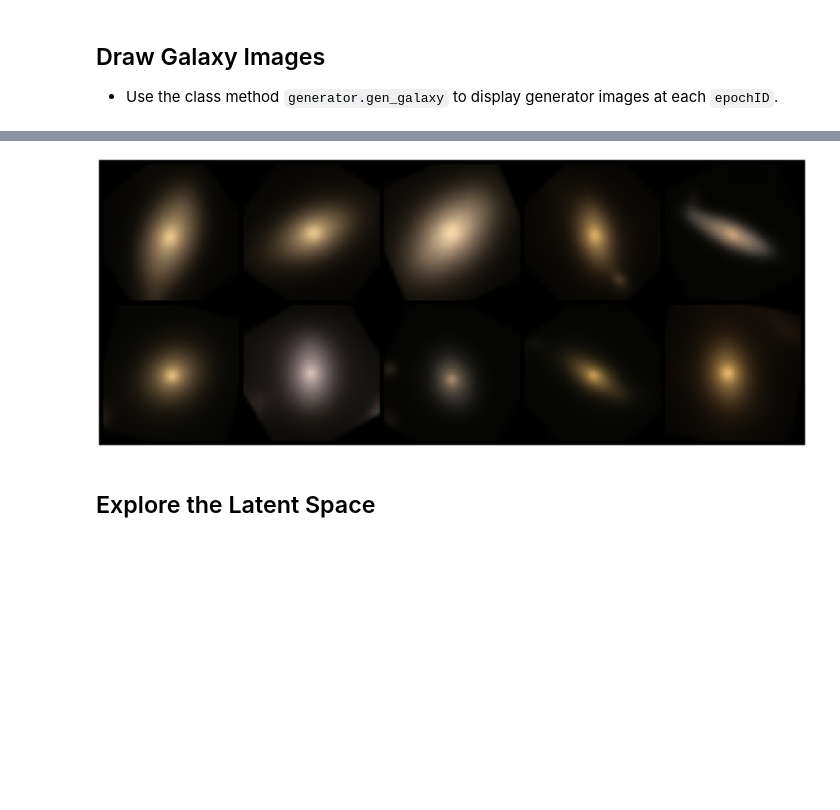
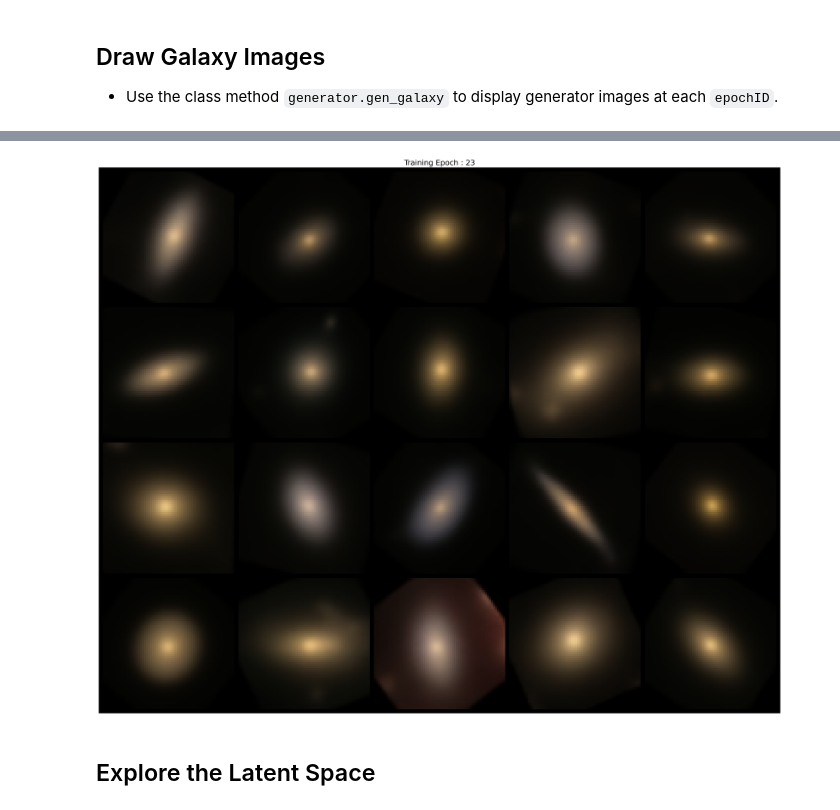
Before and after one commit to hungjinh/GalaxyZooGenerator, a Jupyter notebook: notebooks/[best model] VAE.ipynb, the cells around one changed output, grey strips where cells are left out. Drawn from its saved outputs; the diff is of its cells as text; code cells hidden in the pictures; blank space fills up the shorter version.

```diff
--- a/notebooks/[best model] VAE.ipynb
+++ b/notebooks/[best model] VAE.ipynb
@@ -127,20 +128,21 @@ plt.tight_layout()
 # %%
-Ngals = 10
+Ngals = 20
 epochID = 22
-nrow = 2
+nrow = 4
 img_grid = generator.gen_galaxy(Ngals, epochID, nrow=nrow)
 
 # ------ plots ------
 fig = plt.figure( figsize=(5*(Ngals//nrow), 5.1*nrow) )
 plt.axis("off")
 plt.imshow(img_grid)
+plt.title(f'Training Epoch : {epochID+1}')
 plt.tight_layout()
 
 # file_fig = f'/home/hhg/Research/galaxyClassify/repo/GalaxyZooGenerator/out_{epochID}.png'
 # fig.savefig(file_fig, dpi=300, transparent=False, facecolor='white')
 # plt.close(fig)
 # %% [output]
-[figure, old version]
+[figure, new version]
 # %% [markdown]
 ## Explore the Latent Space
 # %%
```
Also changed, not shown: parts of 5 cells of this notebook, 1 other file.
